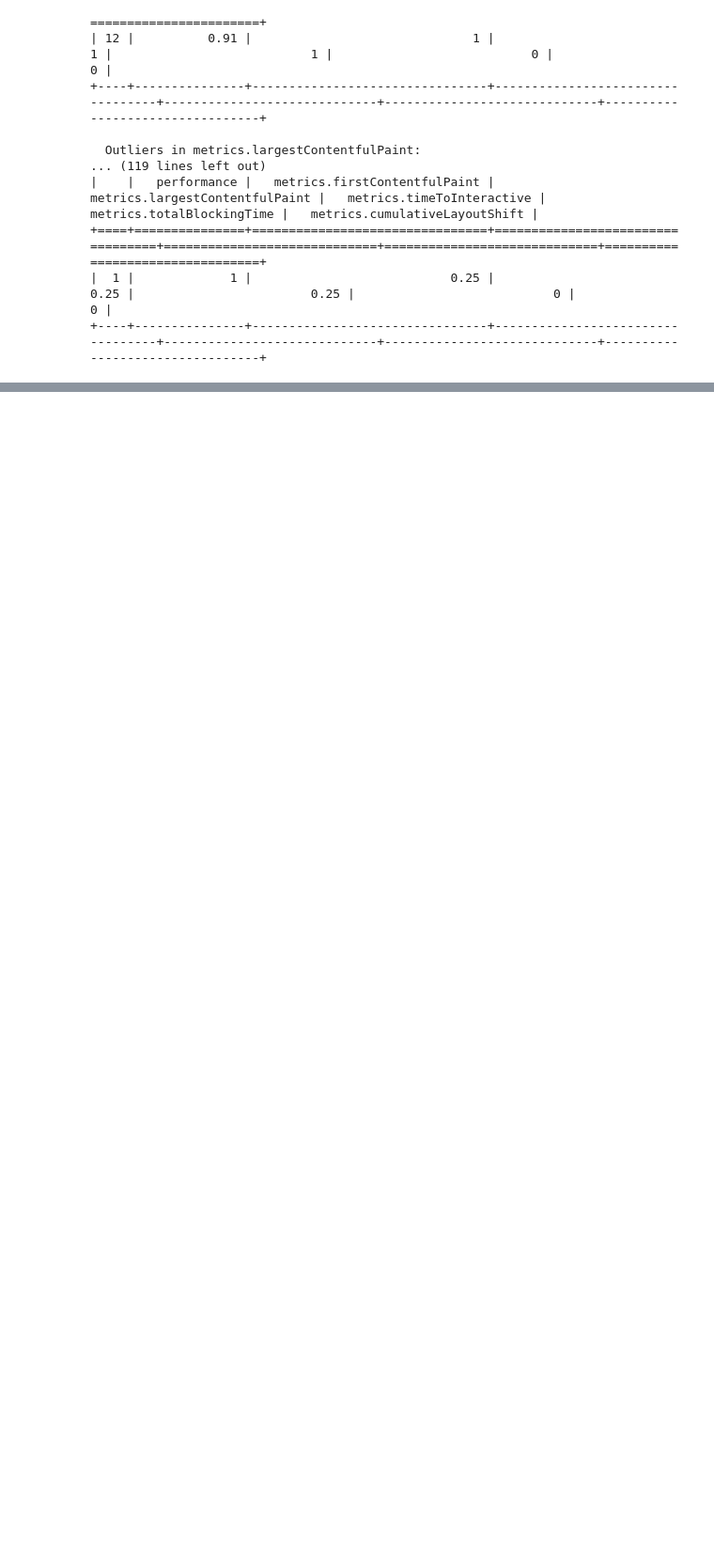
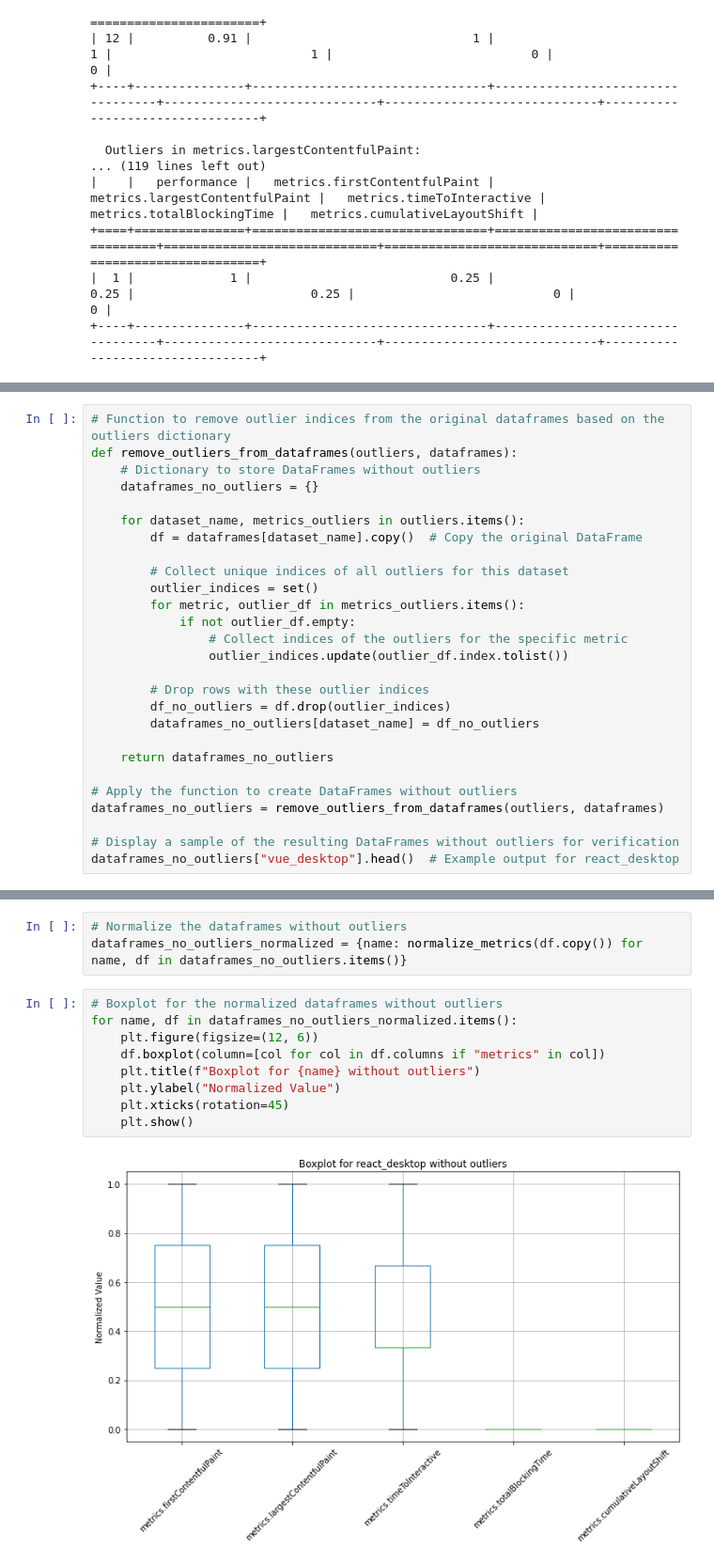
Before and after one commit to KoltaG/thesis-metrics, a Jupyter notebook: lighthouse-evaulate/lighthouse-evaluation.ipynb, the cells around one changed output, grey strips where cells are left out. Shown at 94% size. Saved outputs shown, nothing was run; the diff lists cells and outputs as text; blank space fills up the shorter version.

```diff
--- a/lighthouse-evaulate/lighthouse-evaluation.ipynb
+++ b/lighthouse-evaulate/lighthouse-evaluation.ipynb
@@ -142,0 +196,27 @@ outlier_df
+# %%
+# Function to remove outlier indices from the original dataframes based on the outliers dictionary
+def remove_outliers_from_dataframes(outliers, dataframes):
+    # Dictionary to store DataFrames without outliers
+    dataframes_no_outliers = {}
+
+    for dataset_name, metrics_outliers in outliers.items():
+        df = dataframes[dataset_name].copy()  # Copy the original DataFrame
+
+        # Collect unique indices of all outliers for this dataset
+        outlier_indices = set()
+        for metric, outlier_df in metrics_outliers.items():
+            if not outlier_df.empty:
+                # Collect indices of the outliers for the specific metric
+                outlier_indices.update(outlier_df.index.tolist())
+
+        # Drop rows with these outlier indices
+        df_no_outliers = df.drop(outlier_indices)
+        dataframes_no_outliers[dataset_name] = df_no_outliers
+
+    return dataframes_no_outliers
+
+# Apply the function to create DataFrames without outliers
+dataframes_no_outliers = remove_outliers_from_dataframes(outliers, dataframes)
+
+# Display a sample of the resulting DataFrames without outliers for verification
+dataframes_no_outliers["vue_desktop"].head()  # Example output for react_desktop
@@ -142,0 +230,14 @@ outlier_df
+# %%
+# Normalize the dataframes without outliers
+dataframes_no_outliers_normalized = {name: normalize_metrics(df.copy()) for name, df in dataframes_no_outliers.items()}
+# %%
+# Boxplot for the normalized dataframes without outliers
+for name, df in dataframes_no_outliers_normalized.items():
+    plt.figure(figsize=(12, 6))
+    df.boxplot(column=[col for col in df.columns if "metrics" in col])
+    plt.title(f"Boxplot for {name} without outliers")
+    plt.ylabel("Normalized Value")
+    plt.xticks(rotation=45)
+    plt.show()
+# %% [output]
+[figure, added]
```
Also changed, not shown: parts of 16 cells of this notebook.
